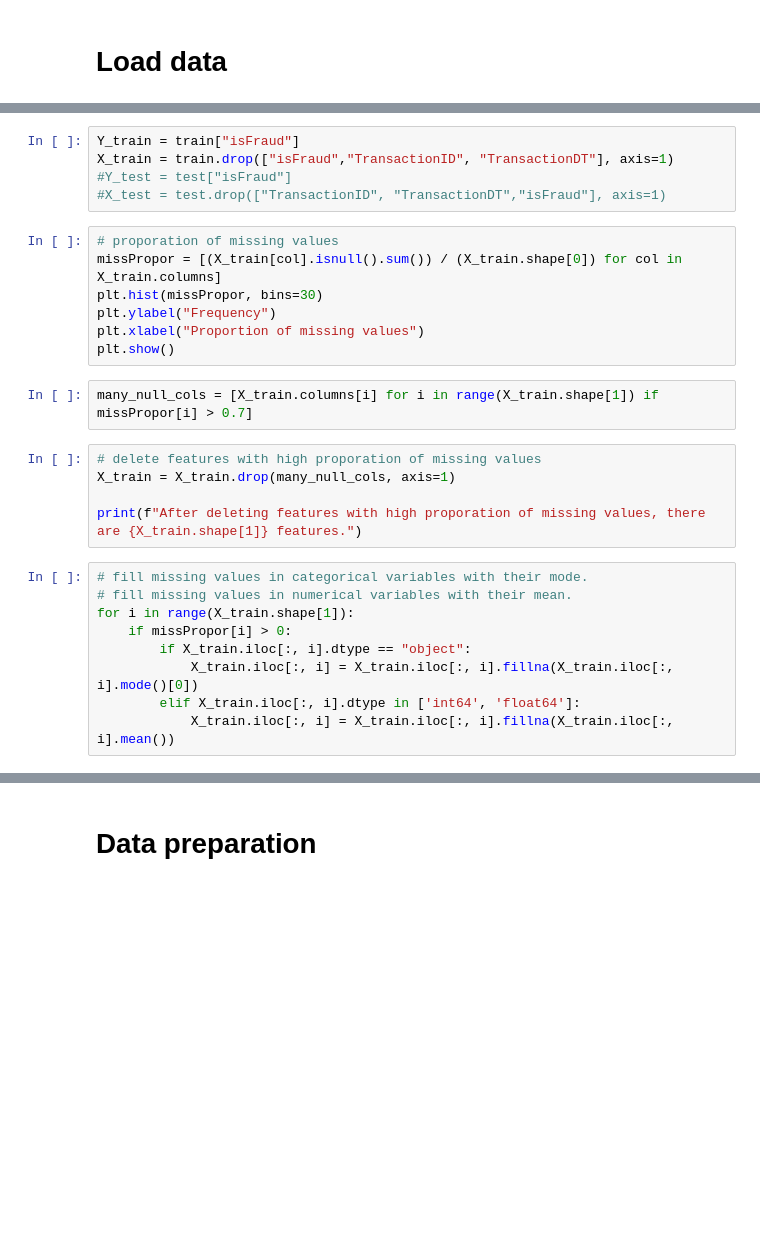
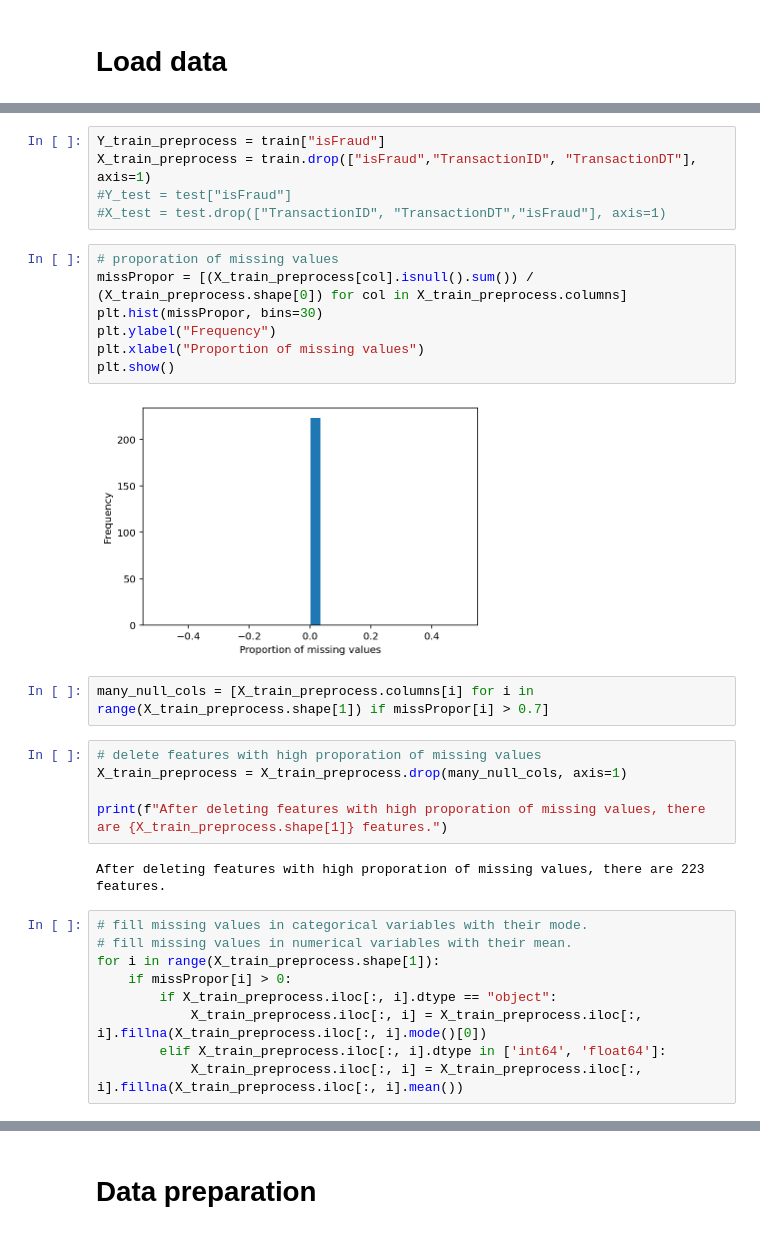
Before and after one commit to jeorme/QuantumFraudDetection, a Jupyter notebook: Classical.ipynb, the cells around one changed output, grey strips where cells are left out. Drawn from its saved outputs; the diff is of its cells as text; blank space fills up the shorter version.

```diff
--- a/Classical.ipynb
+++ b/Classical.ipynb
@@ -65,30 +70,34 @@ print(f'Training dataset has {train.shape[0]} observations and {train.shape[1]}
 # %%
-Y_train = train["isFraud"]
-X_train = train.drop(["isFraud","TransactionID", "TransactionDT"], axis=1)
+Y_train_preprocess = train["isFraud"]
+X_train_preprocess = train.drop(["isFraud","TransactionID", "TransactionDT"], axis=1)
 #Y_test = test["isFraud"]
 #X_test = test.drop(["TransactionID", "TransactionDT","isFraud"], axis=1)
 # %%
 # proporation of missing values
-missPropor = [(X_train[col].isnull().sum()) / (X_train.shape[0]) for col in X_train.columns]
+missPropor = [(X_train_preprocess[col].isnull().sum()) / (X_train_preprocess.shape[0]) for col in X_train_preprocess.columns]
 plt.hist(missPropor, bins=30)
 plt.ylabel("Frequency")
 plt.xlabel("Proportion of missing values")
 plt.show()
+# %% [output]
+[figure, added]
 # %%
-many_null_cols = [X_train.columns[i] for i in range(X_train.shape[1]) if missPropor[i] > 0.7]
+many_null_cols = [X_train_preprocess.columns[i] for i in range(X_train_preprocess.shape[1]) if missPropor[i] > 0.7]
 # %%
 # delete features with high proporation of missing values
-X_train = X_train.drop(many_null_cols, axis=1)
+X_train_preprocess = X_train_preprocess.drop(many_null_cols, axis=1)
 
-print(f"After deleting features with high proporation of missing values, there are {X_train.shape[1]} features.")
+print(f"After deleting features with high proporation of missing values, there are {X_train_preprocess.shape[1]} features.")
+# %% [output]
+After deleting features with high proporation of missing values, there are 223 features.
 # %%
 # fill missing values in categorical variables with their mode.
 # fill missing values in numerical variables with their mean.
-for i in range(X_train.shape[1]):
+for i in range(X_train_preprocess.shape[1]):
     if missPropor[i] > 0:
-        if X_train.iloc[:, i].dtype == "object":
-            X_train.iloc[:, i] = X_train.iloc[:, i].fillna(X_train.iloc[:, i].mode()[0])
-        elif X_train.iloc[:, i].dtype in ['int64', 'float64']:
-            X_train.iloc[:, i] = X_train.iloc[:, i].fillna(X_train.iloc[:, i].mean())
+        if X_train_preprocess.iloc[:, i].dtype == "object":
+            X_train_preprocess.iloc[:, i] = X_train_preprocess.iloc[:, i].fillna(X_train_preprocess.iloc[:, i].mode()[0])
+        elif X_train_preprocess.iloc[:, i].dtype in ['int64', 'float64']:
+            X_train_preprocess.iloc[:, i] = X_train_preprocess.iloc[:, i].fillna(X_train_preprocess.iloc[:, i].mean())
 # %%
 # proporation of missing values
```
Also changed, not shown: parts of 24 cells of this notebook, 5 other files.
